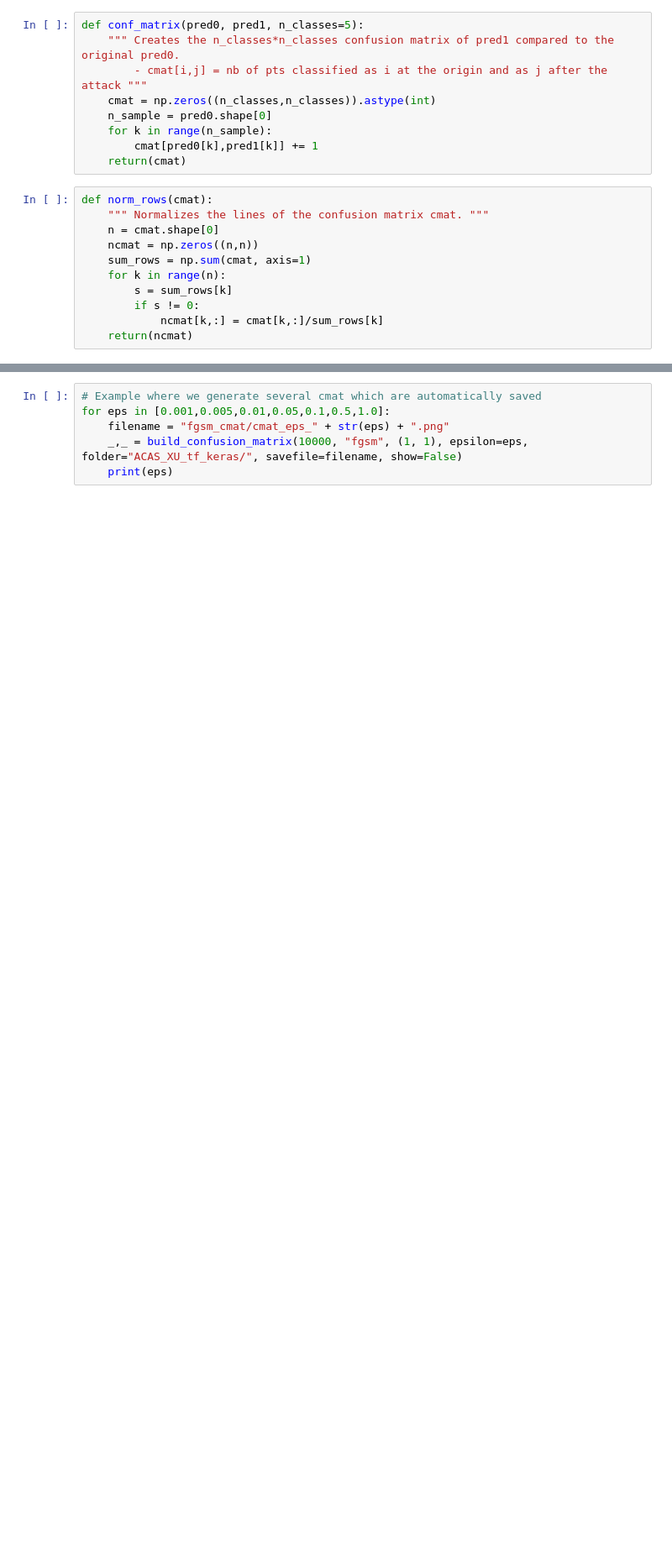
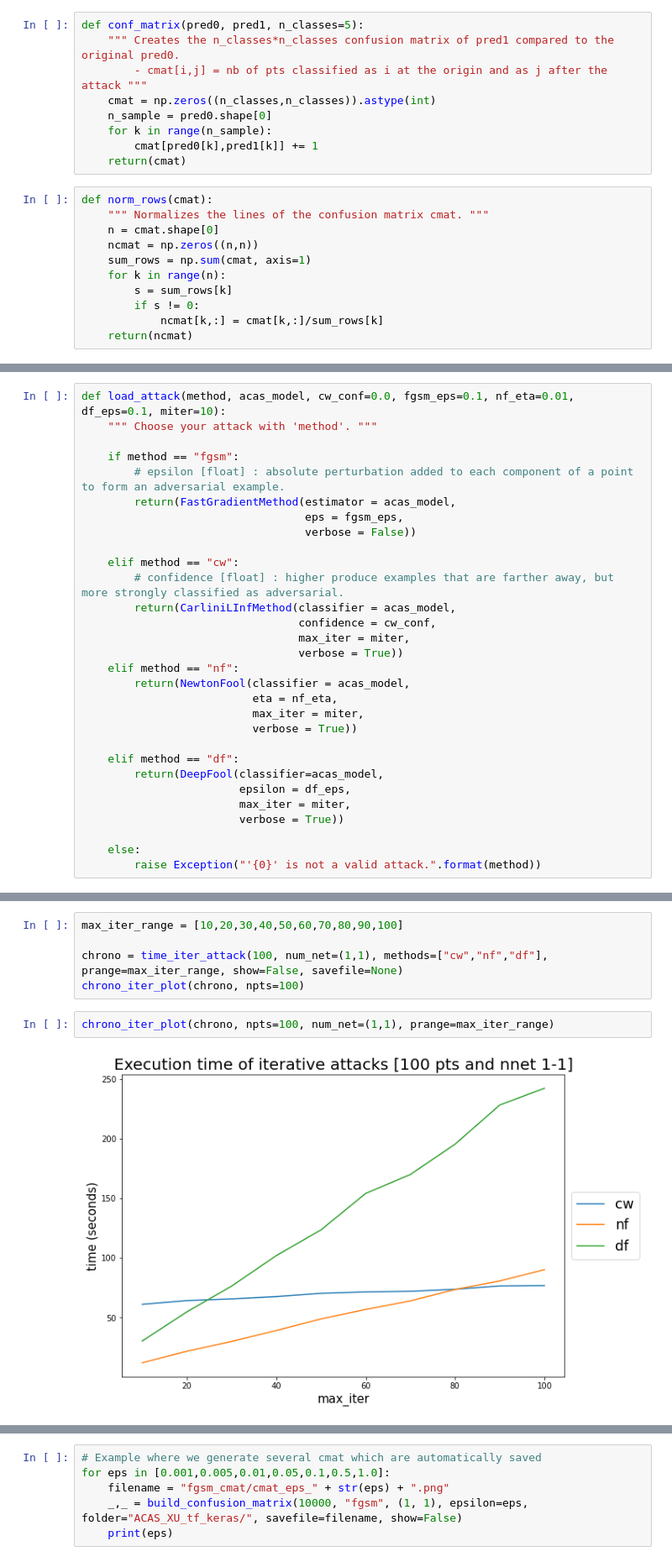
Before and after one commit to thomasghobril/adversarial-attack, a Jupyter notebook: confusion_matrix_analysis_TOM.ipynb, the cells around one changed output, grey strips where cells are left out. Shown at 84% size. Cells and saved outputs as stored; diff of their text form; blank space fills up the shorter version.

```diff
--- a/confusion_matrix_analysis_TOM.ipynb
+++ b/confusion_matrix_analysis_TOM.ipynb
@@ -143,0 +125,30 @@ def load_attack(method, acas_model, iter=20, epsilon=0.8, etap=0.95):
+# %%
+def load_attack(method, acas_model, cw_conf=0.0, fgsm_eps=0.1, nf_eta=0.01, df_eps=0.1, miter=10):
+    """ Choose your attack with 'method'. """
+
+    if method == "fgsm":
+        # epsilon [float] : absolute perturbation added to each component of a point to form an adversarial example.
+        return(FastGradientMethod(estimator = acas_model,
+                                  eps = fgsm_eps,
+                                  verbose = False))
+
+    elif method == "cw":
+        # confidence [float] : higher produce examples that are farther away, but more strongly classified as adversarial.
+        return(CarliniLInfMethod(classifier = acas_model,
+                                 confidence = cw_conf,
+                                 max_iter = miter,
+                                 verbose = True))
+    elif method == "nf":
+        return(NewtonFool(classifier = acas_model,
+                          eta = nf_eta,
+                          max_iter = miter,
+                          verbose = True))
+
+    elif method == "df":
+        return(DeepFool(classifier=acas_model,
+                        epsilon = df_eps,
+                        max_iter = miter,
+                        verbose = True))
+
+    else:
+        raise Exception("'{0}' is not a valid attack.".format(method))
@@ -143,0 +212,9 @@ def load_attack(method, acas_model, iter=20, epsilon=0.8, etap=0.95):
+# %%
+max_iter_range = [10,20,30,40,50,60,70,80,90,100]
+
+chrono = time_iter_attack(100, num_net=(1,1), methods=["cw","nf","df"], prange=max_iter_range, show=False, savefile=None)
+chrono_iter_plot(chrono, npts=100)
+# %%
+chrono_iter_plot(chrono, npts=100, num_net=(1,1), prange=max_iter_range)
+# %% [output]
+[figure, added]
```
Also changed, not shown: parts of 22 cells of this notebook, 1 other file.
